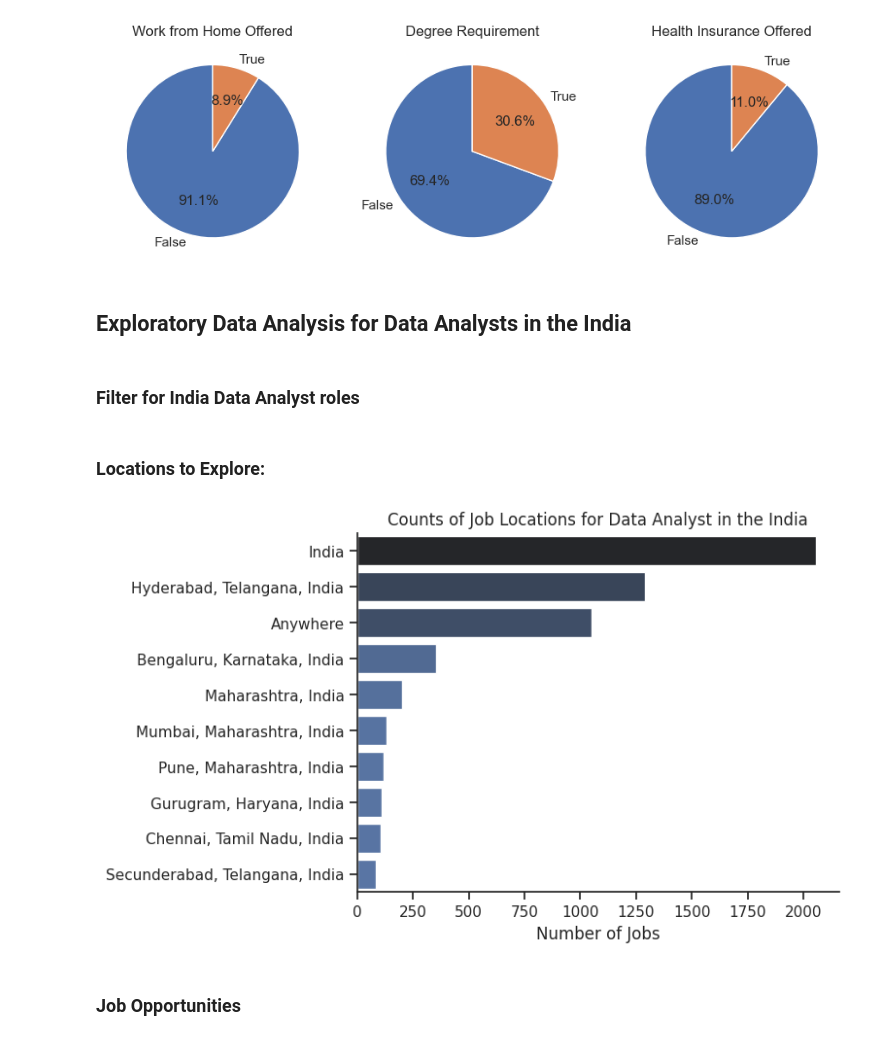
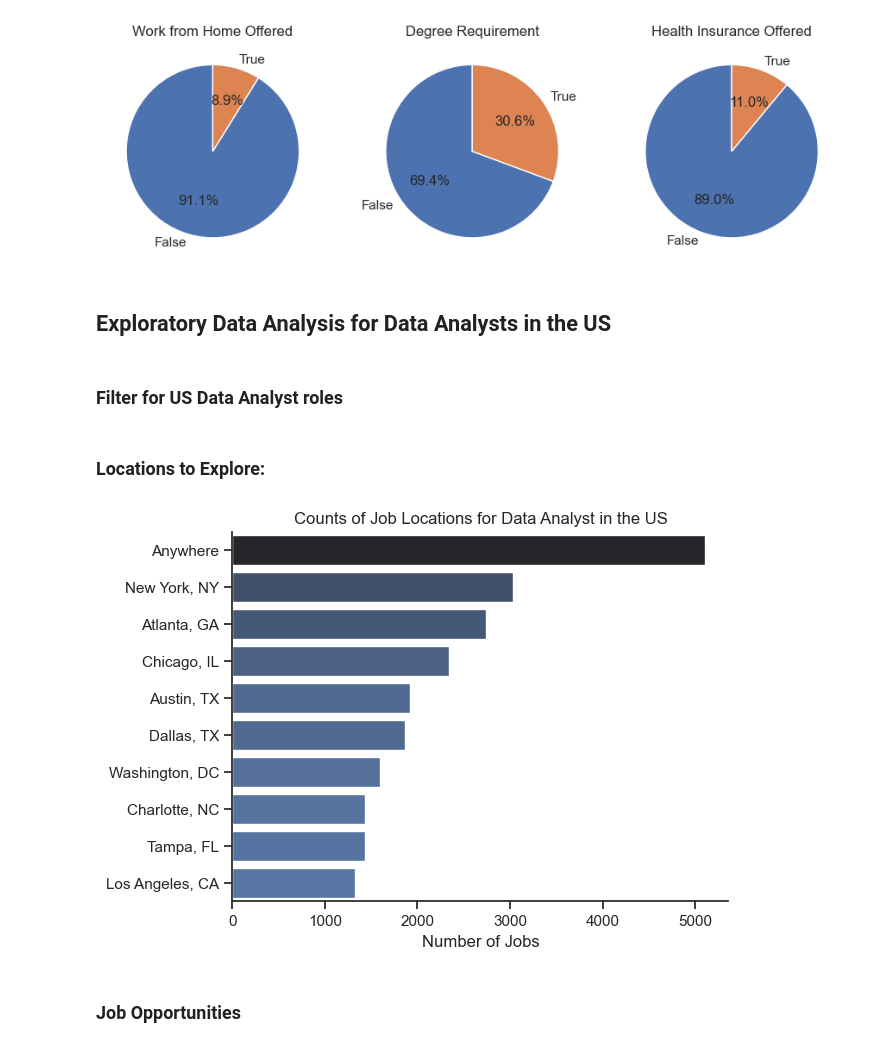
Before and after one commit to utkarsh201314/Data_Analysis_project-jobs-data-analysis-, a Jupyter notebook: 3_Project/1_EDA_Intro.ipynb, the cells around one changed output. Cells and saved outputs as stored; diff of their text form; code cells hidden in the pictures.

```diff
--- a/3_Project/1_EDA_Intro.ipynb
+++ b/3_Project/1_EDA_Intro.ipynb
@@ -103,39 +97,40 @@ plt.show()
 # %% [output]
 [figure]
 # %% [markdown]
-## Exploratory Data Analysis for Data Analysts in the India
+## Exploratory Data Analysis for Data Analysts in the US
 # %%
 # Importing Libraries
 import ast
 import pandas as pd
 import seaborn as sns
-
+from datasets import load_dataset
 import matplotlib.pyplot as plt
 
 # Loading Data
-df = pd.read_csv('/content/drive/MyDrive/Colab Notebooks/data_jobs.csv')
+dataset = load_dataset('lukebarousse/data_jobs')
+df = dataset['train'].to_pandas()
 
 # Data Cleanup
 df['job_posted_date'] = pd.to_datetime(df['job_posted_date'])
 df['job_skills'] = df['job_skills'].apply(lambda x: ast.literal_eval(x) if pd.notna(x) else x)
 # %% [markdown]
-### Filter for India Data Analyst roles
+### Filter for US Data Analyst roles
 # %%
-df_India = df[(df['job_country'] == 'India') & (df['job_title_short'] == 'Data Analyst')]
+df_DA_US = df[(df['job_country'] == 'United States') & (df['job_title_short'] == 'Data Analyst')]
 # %% [markdown]
 ### Locations to Explore:
 # %%
-df_plot = df_India['job_location'].value_counts().head(10).to_frame()
+df_plot = df_DA_US['job_location'].value_counts().head(10).to_frame()
 
 sns.set_theme(style='ticks')
 sns.barplot(data=df_plot, x='count', y='job_location', hue='count', palette='dark:b_r', legend=False)
 sns.despine()
-plt.title('Counts of Job Locations for Data Analyst in the India')
+plt.title('Counts of Job Locations for Data Analyst in the US')
 plt.xlabel('Number of Jobs')
 plt.ylabel('')
 plt.show()
 # %% [output]
-[figure, old version]
+[figure, new version]
 # %% [markdown]
 ### Job Opportunities
 # %%
```
Also changed, not shown: parts of 6 cells of this notebook.
